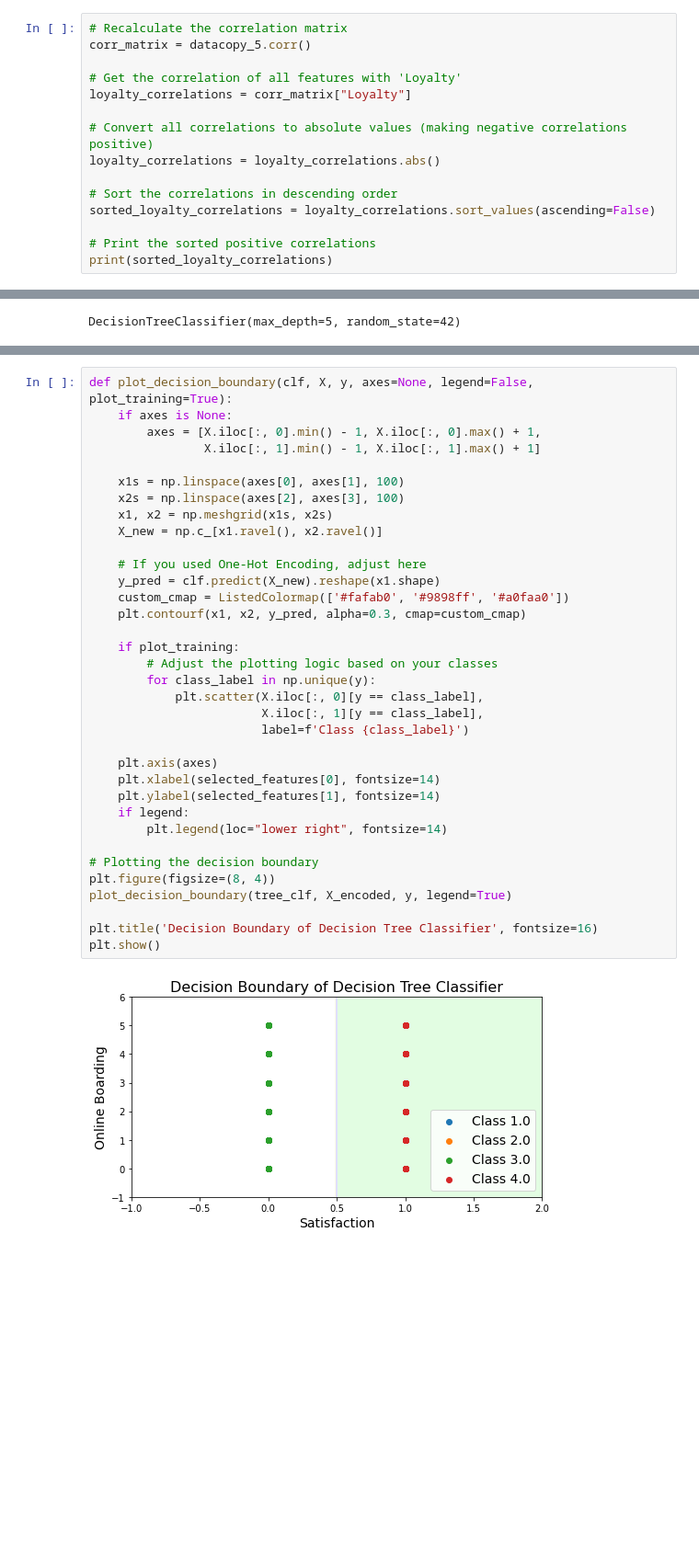
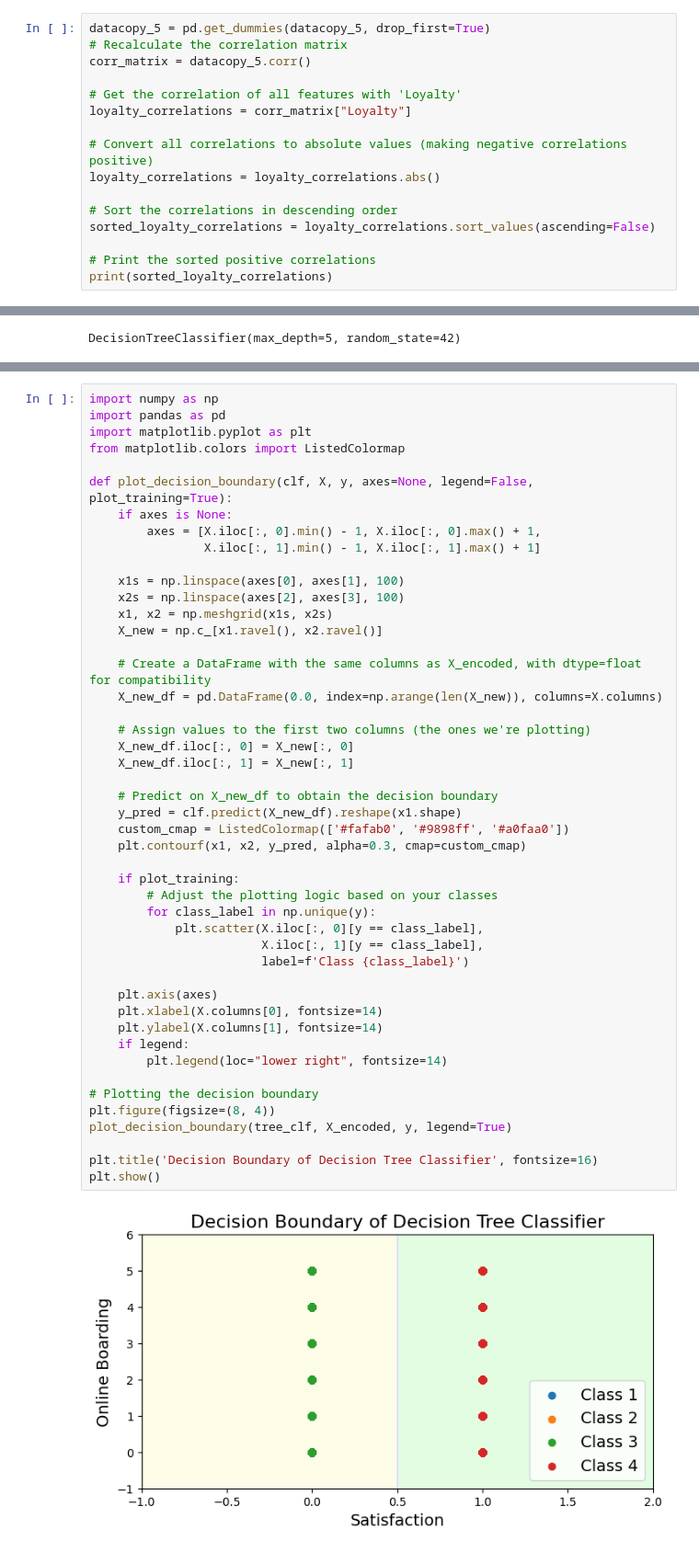
Before and after one commit to HWhr3000/F21DL_Coursework_grp2, a Jupyter notebook: notebooks/Anugraha_notebook.ipynb, the cells around one changed output, grey strips where cells are left out. Shown at 92% size. Saved outputs shown, nothing was run; the diff lists cells and outputs as text; blank space fills up the shorter version.

```diff
--- a/notebooks/Anugraha_notebook.ipynb
+++ b/notebooks/Anugraha_notebook.ipynb
@@ -746,4 +668,5 @@ Name: Loyalty, dtype: float64
 # %%
+datacopy_5 = pd.get_dummies(datacopy_5, drop_first=True)
 # Recalculate the correlation matrix
 corr_matrix = datacopy_5.corr()
 
@@ -972,37 +1438,49 @@ plt.show()
 # %%
+import numpy as np
+import pandas as pd
+import matplotlib.pyplot as plt
+from matplotlib.colors import ListedColormap
+
 def plot_decision_boundary(clf, X, y, axes=None, legend=False, plot_training=True):
     if axes is None:
         axes = [X.iloc[:, 0].min() - 1, X.iloc[:, 0].max() + 1,
                 X.iloc[:, 1].min() - 1, X.iloc[:, 1].max() + 1]
 
     x1s = np.linspace(axes[0], axes[1], 100)
     x2s = np.linspace(axes[2], axes[3], 100)
     x1, x2 = np.meshgrid(x1s, x2s)
     X_new = np.c_[x1.ravel(), x2.ravel()]
 
-    # If you used One-Hot Encoding, adjust here
-    y_pred = clf.predict(X_new).reshape(x1.shape)
+    # Create a DataFrame with the same columns as X_encoded, with dtype=float for compatibility
+    X_new_df = pd.DataFrame(0.0, index=np.arange(len(X_new)), columns=X.columns)
+
+    # Assign values to the first two columns (the ones we're plotting)
+    X_new_df.iloc[:, 0] = X_new[:, 0]
+    X_new_df.iloc[:, 1] = X_new[:, 1]
+
+    # Predict on X_new_df to obtain the decision boundary
+    y_pred = clf.predict(X_new_df).reshape(x1.shape)
     custom_cmap = ListedColormap(['#fafab0', '#9898ff', '#a0faa0'])
     plt.contourf(x1, x2, y_pred, alpha=0.3, cmap=custom_cmap)
 
     if plot_training:
         # Adjust the plotting logic based on your classes
         for class_label in np.unique(y):
             plt.scatter(X.iloc[:, 0][y == class_label],
                         X.iloc[:, 1][y == class_label],
                         label=f'Class {class_label}')
 
     plt.axis(axes)
-    plt.xlabel(selected_features[0], fontsize=14)
-    plt.ylabel(selected_features[1], fontsize=14)
+    plt.xlabel(X.columns[0], fontsize=14)
+    plt.ylabel(X.columns[1], fontsize=14)
     if legend:
         plt.legend(loc="lower right", fontsize=14)
 
 # Plotting the decision boundary
 plt.figure(figsize=(8, 4))
 plot_decision_boundary(tree_clf, X_encoded, y, legend=True)
 
 plt.title('Decision Boundary of Decision Tree Classifier', fontsize=16)
 plt.show()
 # %% [output]
-[figure, old version]
+[figure, new version]
```
Also changed, not shown: parts of 40 cells of this notebook.
